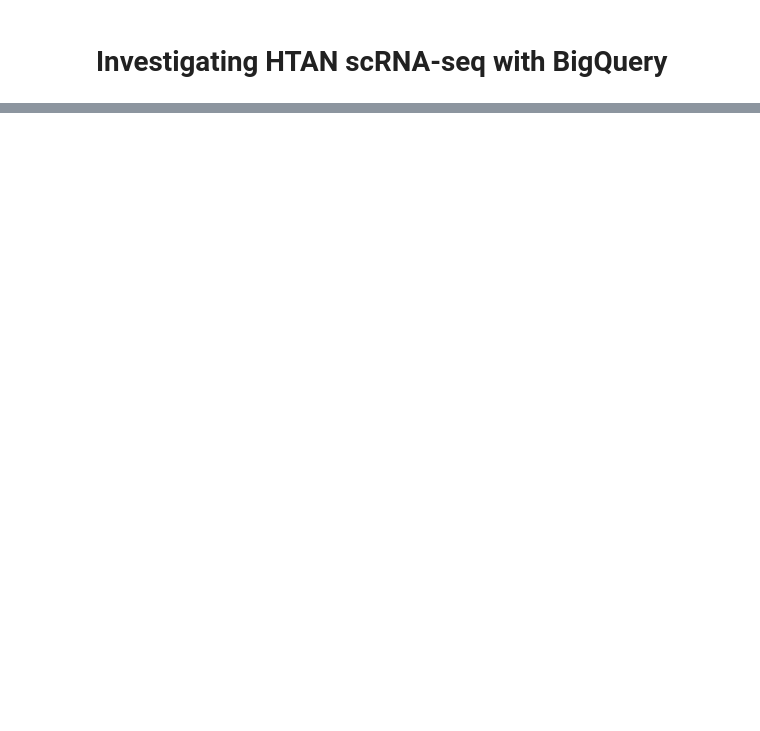
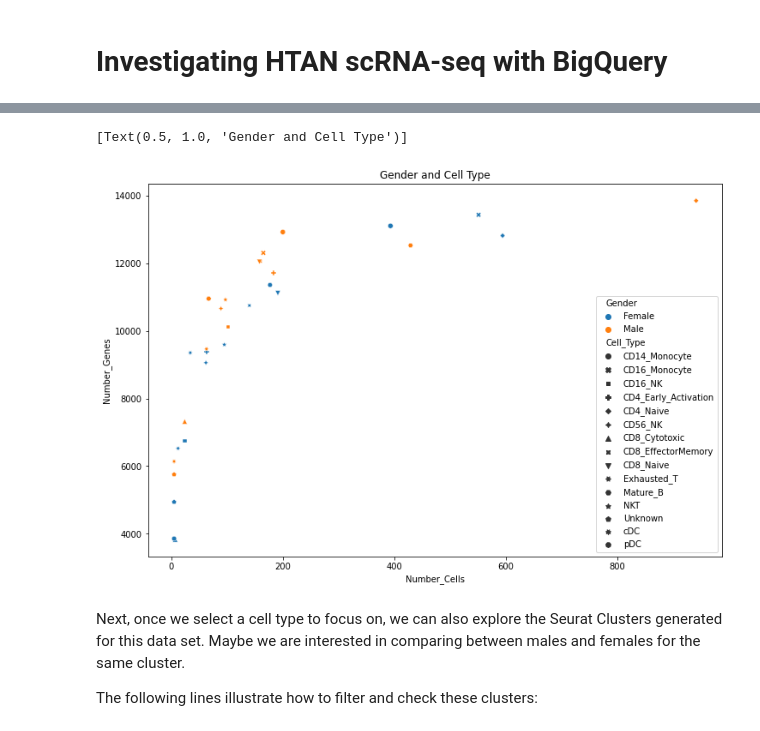
Before and after one commit to rpatil524/Community-Notebooks, a Jupyter notebook: HTAN/Investigating_Single_Cell_HTAN_Data.ipynb, the cells around one changed output, grey strips where cells are left out. Drawn from its saved outputs; the diff is of its cells as text; code cells hidden in the pictures; blank space fills up the shorter version.

```diff
--- a/HTAN/Investigating_Single_Cell_HTAN_Data.ipynb
+++ b/HTAN/Investigating_Single_Cell_HTAN_Data.ipynb
@@ -321,0 +158,15 @@ df5
+# %%
+df3 = client.query("""
+  SELECT
+  Gender,
+  Cell_Type,
+  count(distinct(Gene_Name)) Number_Genes,
+  count(distinct(Cell_Name)) Number_Cells,
+  FROM
+    `isb-cgc-bq.HTAN.scRNAseq_CHOP_seurat_integrated_18MLLr_normal_final_rename_current`
+  WHERE Age = '4M'
+  GROUP BY 1,2
+  ORDER BY Number_Genes DESC # ASC # or DESC
+    """).result().to_dataframe()
+
+df3
@@ -321,0 +191,9 @@ df5
+# %%
+sns.scatterplot(data=df3, x='Number_Cells', y='Number_Genes', hue='Gender', style='Cell_Type').set(title='Gender and Cell Type')
+# %% [output]
+[Text(0.5, 1.0, 'Gender and Cell Type')]
+[figure, added]
+# %% [markdown]
+Next, once we select a cell type to focus on, we can also explore the Seurat Clusters generated for this data set. Maybe we are interested in comparing between males and females for the same cluster.
+
+The following lines illustrate how to filter and check these clusters:
```
Also changed, not shown: parts of 53 cells of this notebook.
